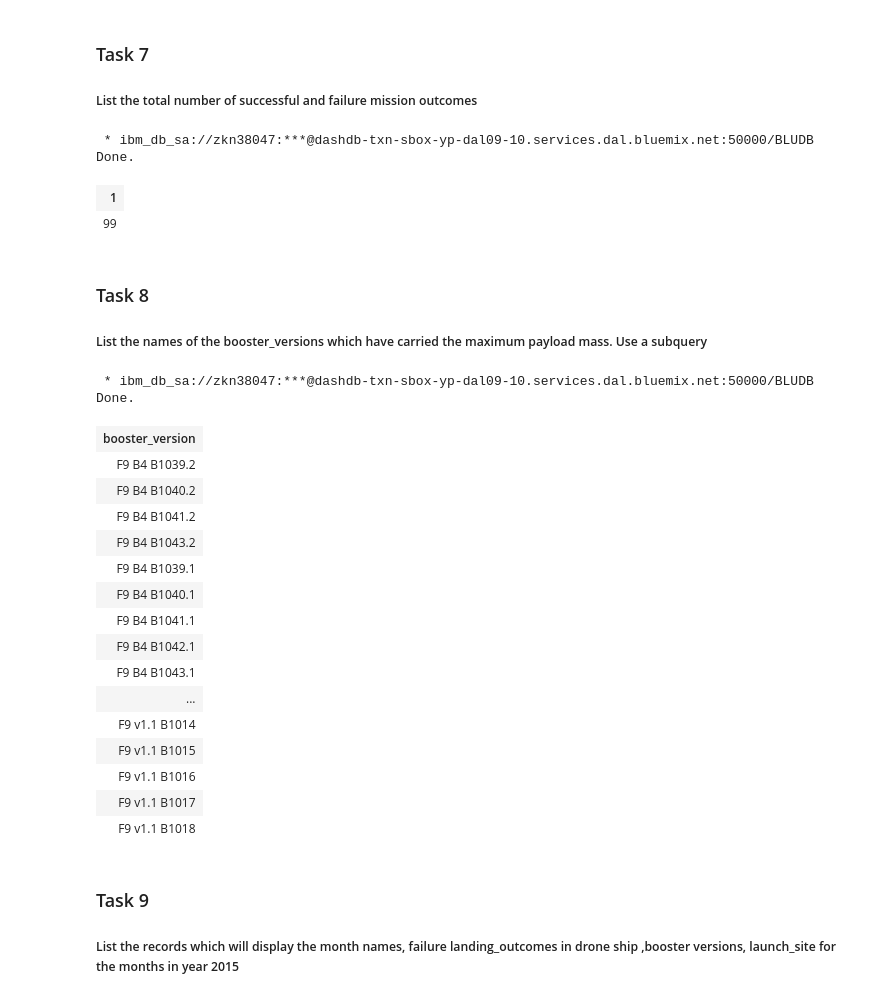
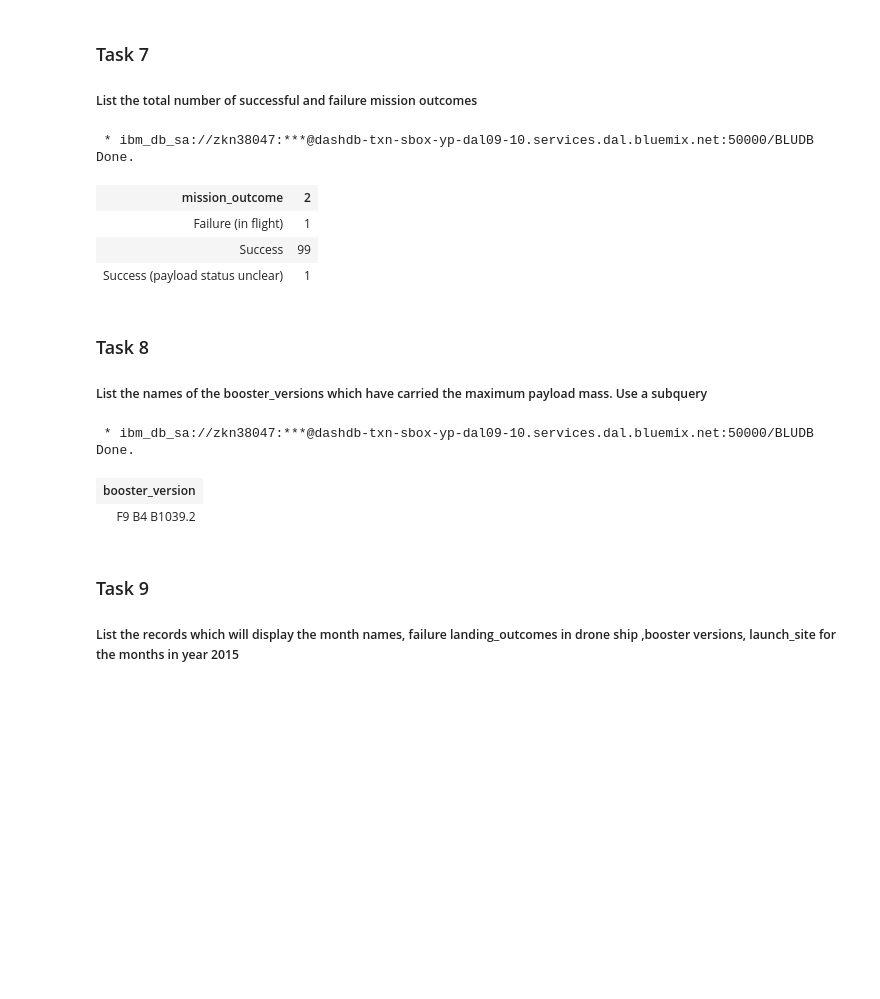
Before and after one commit to jaksaffras/Coursera-IBM-DataScience, a Jupyter notebook: Exploratory Analysis with SQL.ipynb, the cells around one changed output. Drawn from its saved outputs; the diff is of its cells as text; code cells hidden in the pictures; blank space fills up the shorter version.

```diff
--- a/Exploratory Analysis with SQL.ipynb
+++ b/Exploratory Analysis with SQL.ipynb
@@ -227,14 +257,16 @@ Done.
 ##### List the total number of successful and failure mission outcomes
 # %%
 %%sql
-    SELECT COUNT(*)
+    SELECT mission_outcome, COUNT(*)
         FROM SPACEXDATASET
-        WHERE mission_outcome in ('Success','Failure')
+        GROUP BY MISSION_OUTCOME
 # %% [output]
  * ibm_db_sa://zkn38047:***@dashdb-txn-sbox-yp-dal09-10.services.dal.bluemix.net:50000/BLUDB
 Done.
-| 1 |
-| 99 |
+| mission_outcome | 2 |
+| Failure (in flight) | 1 |
+| Success | 99 |
+| Success (payload status unclear) | 1 |
 # %% [markdown]
 ### Task 8
 
@@ -242,27 +274,19 @@ Done.
 # %%
 %%sql
     SELECT DISTINCT BOOSTER_VERSION
         FROM SPACEXDATASET S
-        WHERE EXISTS (SELECT MAX(PAYLOAD_MASS__KG_) FROM SPACEXDATASET X WHERE S.BOOSTER_VERSION = X.BOOSTER_VERSION GROUP BY X.BOOSTER_VERSION)
+        WHERE EXISTS (SELECT MAX(PAYLOAD_MASS__KG_)
+                      FROM SPACEXDATASET X
+                      WHERE S.BOOSTER_VERSION = X.BOOSTER_VERSION
+
+                      GROUP BY X.BOOSTER_VERSION
+                     )
+        LIMIT 1
 # %% [output]
  * ibm_db_sa://zkn38047:***@dashdb-txn-sbox-yp-dal09-10.services.dal.bluemix.net:50000/BLUDB
 Done.
 | booster_version |
 | F9 B4 B1039.2 |
-| F9 B4 B1040.2 |
-| F9 B4 B1041.2 |
-| F9 B4 B1043.2 |
-| F9 B4 B1039.1 |
-| F9 B4 B1040.1 |
-| F9 B4 B1041.1 |
-| F9 B4 B1042.1 |
-| F9 B4 B1043.1 |
-| ... |
-| F9 v1.1 B1014 |
-| F9 v1.1 B1015 |
-| F9 v1.1 B1016 |
-| F9 v1.1 B1017 |
-| F9 v1.1 B1018 |
 # %% [markdown]
 ### Task 9
 
```
Also changed, not shown: parts of 8 cells of this notebook.
